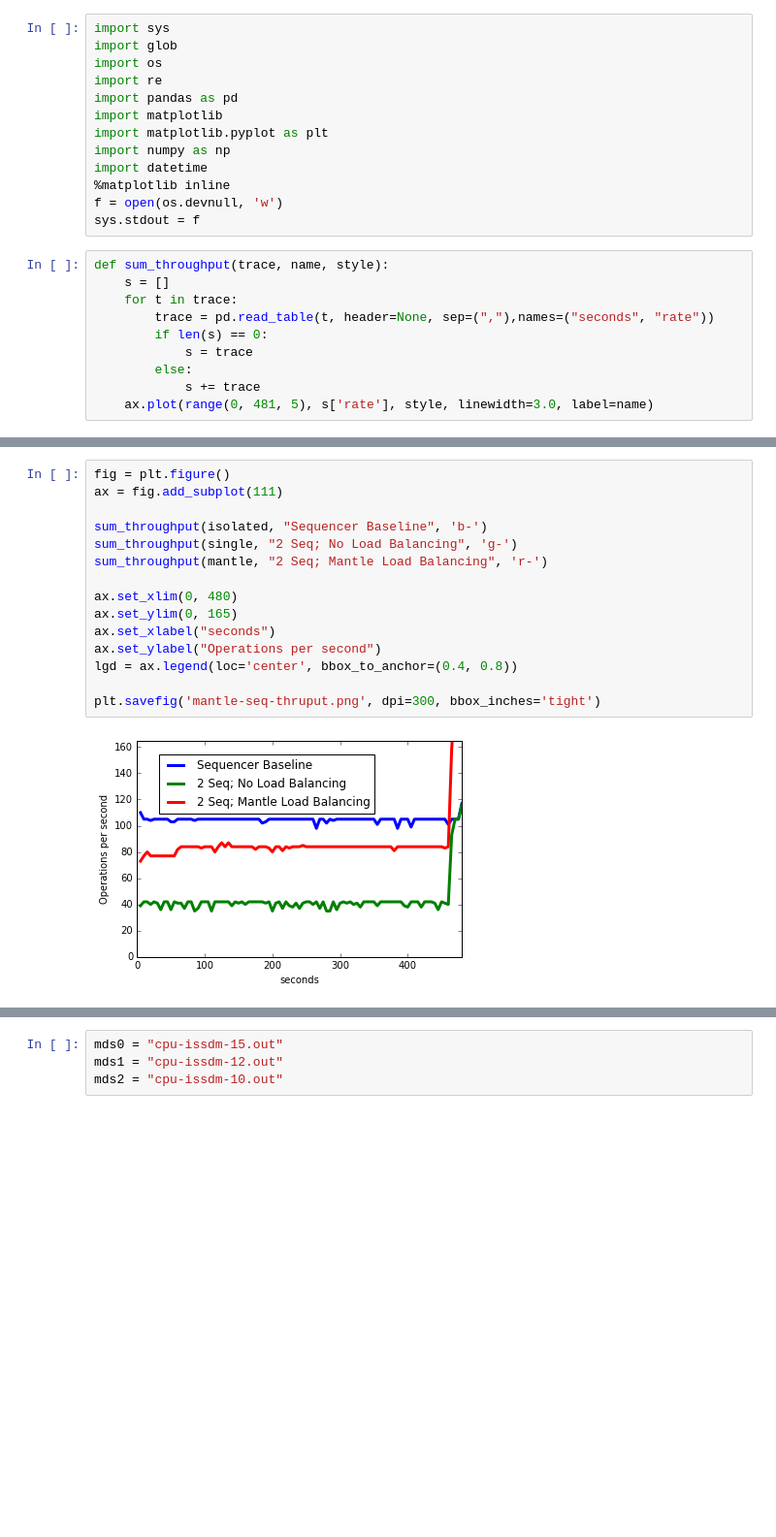
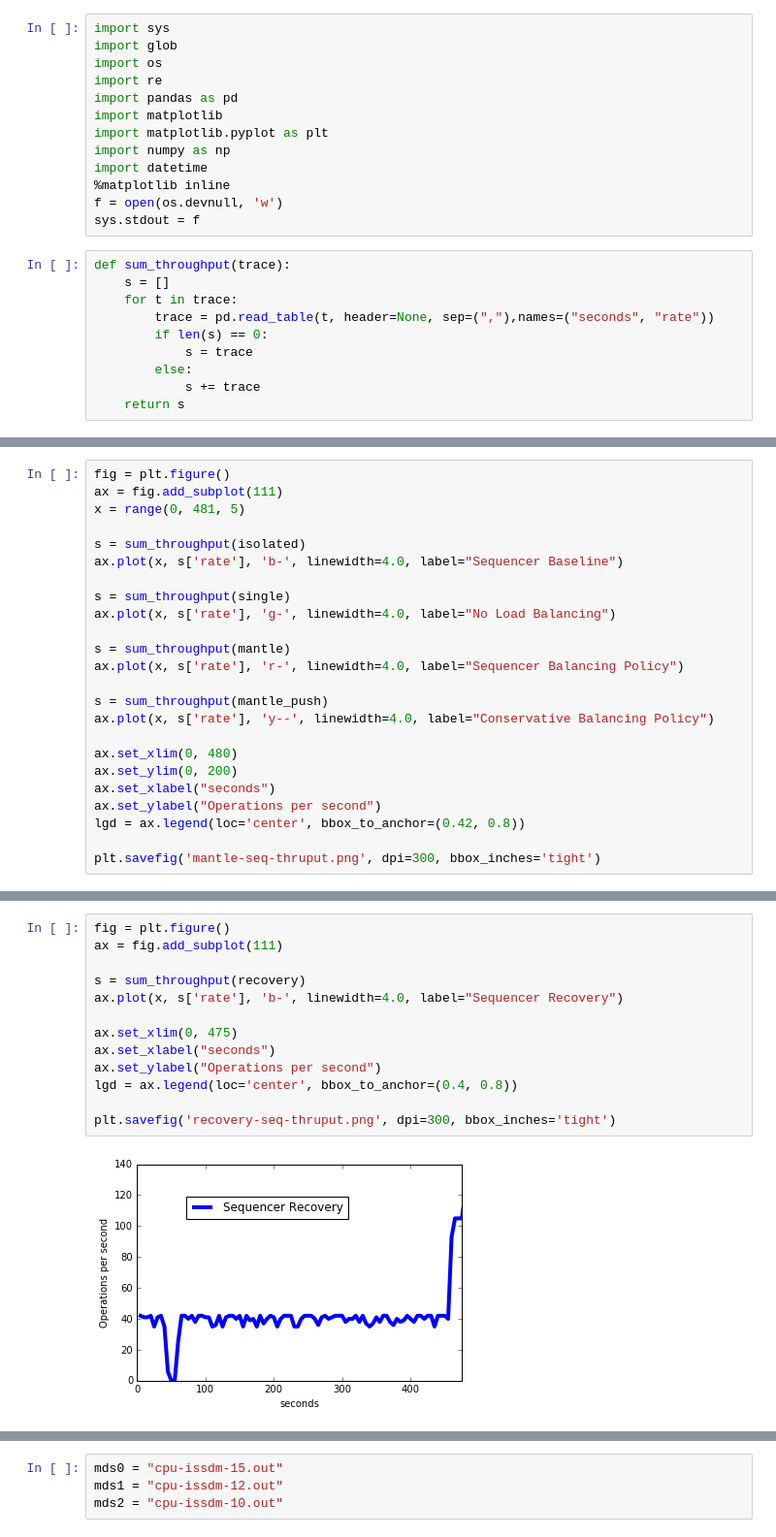
Before and after one commit to michaelsevilla/malacology-popper, a Jupyter notebook: experiments/mds-zlog-seq-migrate/results/visualize.ipynb, the cells around one changed output, grey strips where cells are left out. Shown at 97% size. Cells and saved outputs as stored; diff of their text form; blank space fills up the shorter version.

Commit message:
paper: finish evaluation of Mantle
Signed-off-by: Michael Sevilla <mikesevilla3@gmail.com>

```diff
--- a/experiments/mds-zlog-seq-migrate/results/visualize.ipynb
+++ b/experiments/mds-zlog-seq-migrate/results/visualize.ipynb
@@ -12,7 +12,7 @@ import datetime
 f = open(os.devnull, 'w')
 sys.stdout = f
 # %%
-def sum_throughput(trace, name, style):
+def sum_throughput(trace):
     s = []
     for t in trace:
         trace = pd.read_table(t, header=None, sep=(","),names=("seconds", "rate"))
@@ -20,7 +20,7 @@ def sum_throughput(trace, name, style):
             s = trace
         else:
             s += trace
-    ax.plot(range(0, 481, 5), s['rate'], style, linewidth=3.0, label=name)
+    return s
 # %%
 mantle = glob.glob("mantle*.csv")
 single = glob.glob("single*.csv")
@@ -28 +29,25 @@ isolated = glob.glob("isolate*.csv")
 recovery = glob.glob("mds-zlog-seq-recovery/single*.csv")
+# %%
+fig = plt.figure()
+ax = fig.add_subplot(111)
+x = range(0, 481, 5)
+
+s = sum_throughput(isolated)
+ax.plot(x, s['rate'], 'b-', linewidth=4.0, label="Sequencer Baseline")
+
+s = sum_throughput(single)
+ax.plot(x, s['rate'], 'g-', linewidth=4.0, label="No Load Balancing")
+
+s = sum_throughput(mantle)
+ax.plot(x, s['rate'], 'r-', linewidth=4.0, label="Sequencer Balancing Policy")
+
+s = sum_throughput(mantle_push)
+ax.plot(x, s['rate'], 'y--', linewidth=4.0, label="Conservative Balancing Policy")
+
+ax.set_xlim(0, 480)
+ax.set_ylim(0, 200)
+ax.set_xlabel("seconds")
+ax.set_ylabel("Operations per second")
+lgd = ax.legend(loc='center', bbox_to_anchor=(0.42, 0.8))
+
+plt.savefig('mantle-seq-thruput.png', dpi=300, bbox_inches='tight')
@@ -29,17 +56,15 @@ recovery = glob.glob("mds-zlog-seq-recovery/single*.csv")
 # %%
 fig = plt.figure()
 ax = fig.add_subplot(111)
 
-sum_throughput(isolated, "Sequencer Baseline", 'b-')
-sum_throughput(single, "2 Seq; No Load Balancing", 'g-')
-sum_throughput(mantle, "2 Seq; Mantle Load Balancing", 'r-')
+s = sum_throughput(recovery)
+ax.plot(x, s['rate'], 'b-', linewidth=4.0, label="Sequencer Recovery")
 
-ax.set_xlim(0, 480)
-ax.set_ylim(0, 165)
+ax.set_xlim(0, 475)
 ax.set_xlabel("seconds")
 ax.set_ylabel("Operations per second")
 lgd = ax.legend(loc='center', bbox_to_anchor=(0.4, 0.8))
 
-plt.savefig('mantle-seq-thruput.png', dpi=300, bbox_inches='tight')
+plt.savefig('recovery-seq-thruput.png', dpi=300, bbox_inches='tight')
 # %% [output]
-[figure, old version]
+[figure, new version]
```
Also changed, not shown: parts of 6 cells of this notebook, 13 other files.
